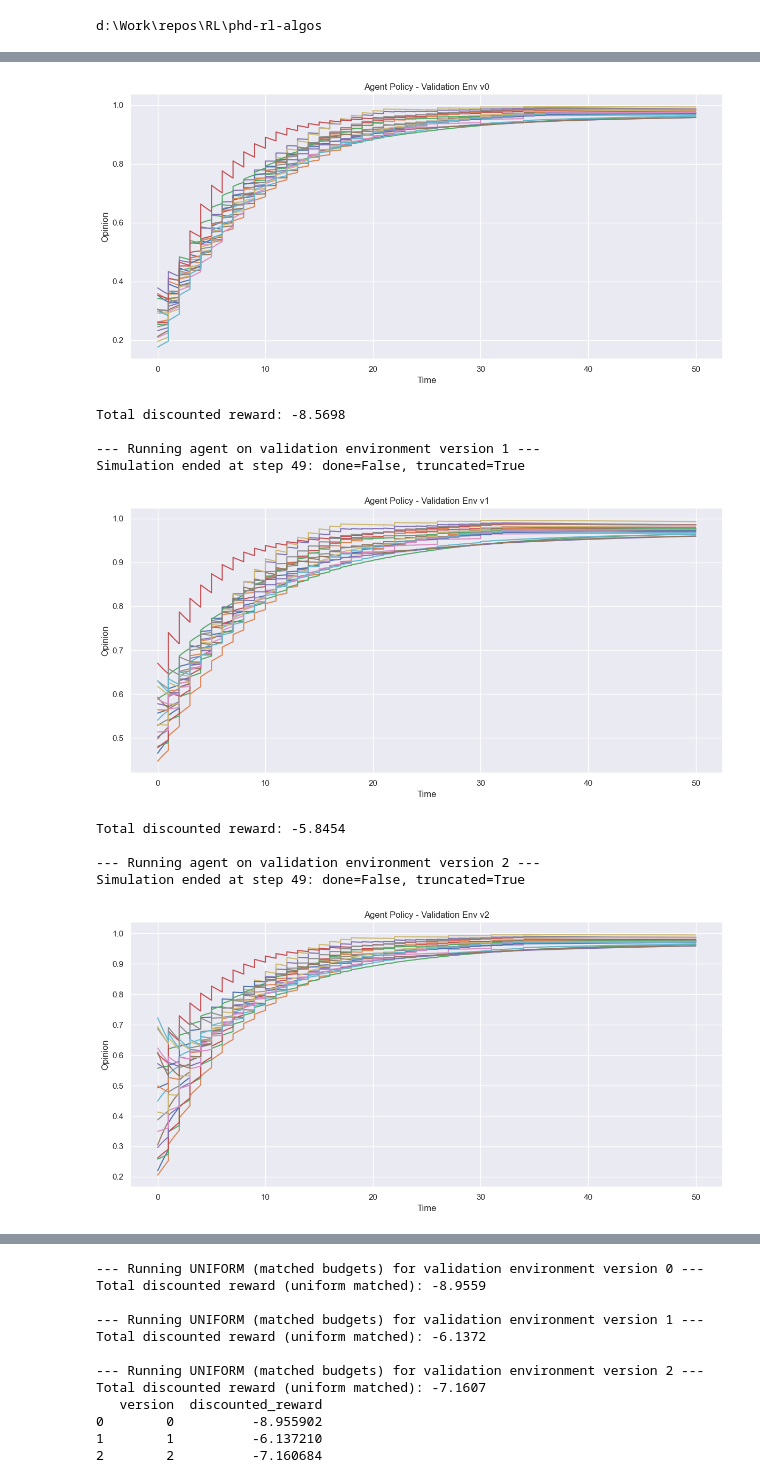
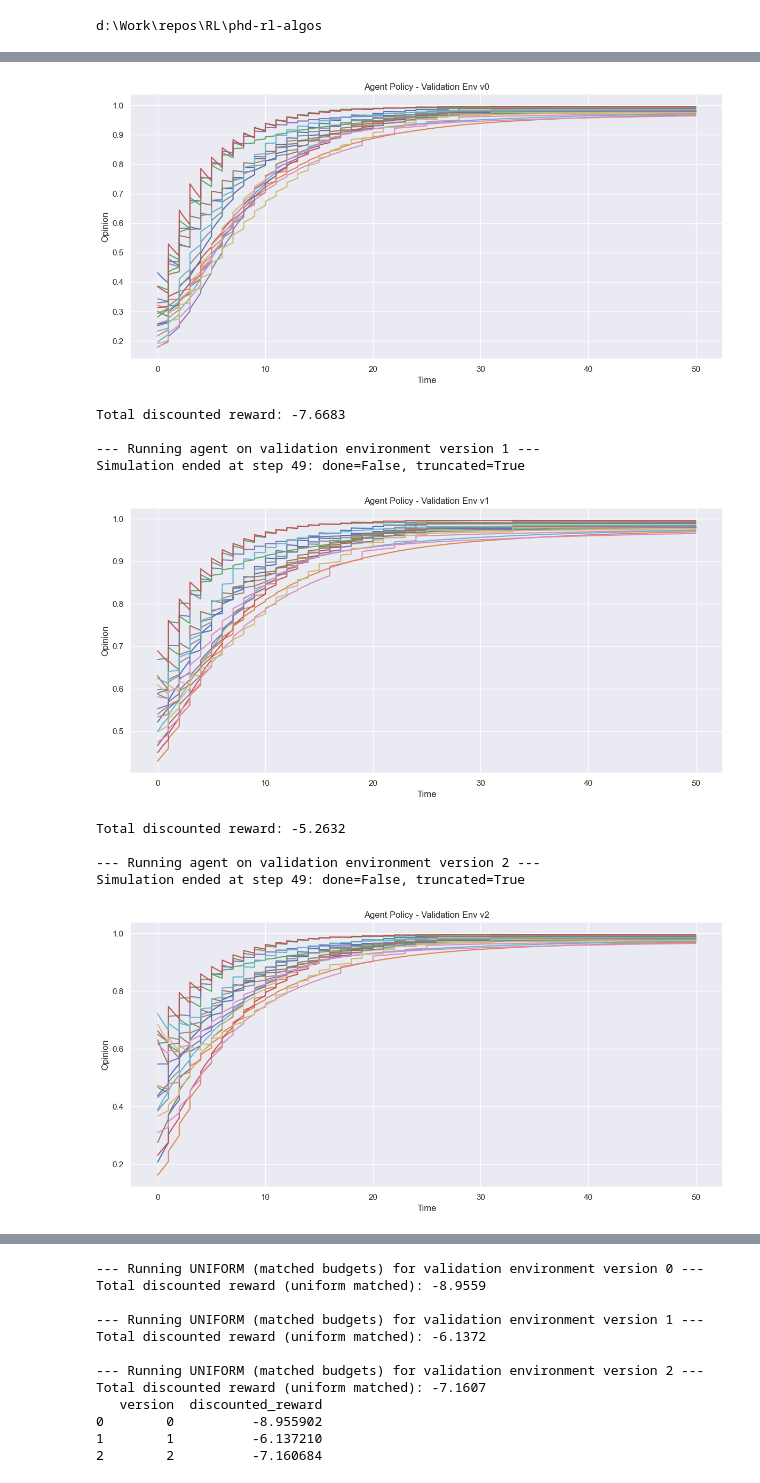
Before and after one commit to mariusdgm/phd-rl-algos, a Jupyter notebook: dqn/opinion_dynamics/experiments/baseline_dp_head_to_head.ipynb, the cells around one changed output, grey strips where cells are left out. Saved outputs shown, nothing was run; the diff lists cells and outputs as text; code cells hidden in the pictures.

```diff
--- a/dqn/opinion_dynamics/experiments/baseline_dp_head_to_head.ipynb
+++ b/dqn/opinion_dynamics/experiments/baseline_dp_head_to_head.ipynb
@@ -50,7 +50,7 @@ from dynamic_programming.opinion_dynamics.algos import compute_average_error, co
 from dynamic_programming.opinion_dynamics.algo_infinite_horizon import value_iteration, extract_policy, create_state_grid
 from dynamic_programming.opinion_dynamics.common.viz import plot_opinions_over_time, visualize_policy_from_env, plot_action_heatmap, interpolate_opinion_trajectory
 # %%
-exp_subdir = r"d:\Work\repos\RL\phd-rl-algos\dqn\opinion_dynamics\experiments\results\2025Sep08-142952_configs\0000_optim.args_.lr_1e-05__agent_params.args_.betas__0__1__2___agent_params.model_OpinionNetCommonAB__experiment_opinion_agent_dqn_fixed_steps\1"
+exp_subdir = r"d:\Work\repos\RL\phd-rl-algos\dqn\opinion_dynamics\experiments\results\2025Sep11-034202_configs\0000_optim.args_.lr_1e-05__agent_params.args_.betas__0__1__2___agent_params.model_OpinionNetCommonAB__experiment_opinion_agent_dqn_fixed_steps\2"
 
 agent = instantiate_agent(exp_subdir)
 
@@ -102,14 +102,14 @@ print(df_results_agent)
 
 --- Running agent on validation environment version 0 ---
 Simulation ended at step 49: done=False, truncated=True
-[figure, old version]
+[figure, new version]
-Total discounted reward: -8.5698
+Total discounted reward: -7.6683
 
 --- Running agent on validation environment version 1 ---
 Simulation ended at step 49: done=False, truncated=True
-[figure, old version]
+[figure, new version]
-Total discounted reward: -5.8454
+Total discounted reward: -5.2632
 
 --- Running agent on validation environment version 2 ---
 Simulation ended at step 49: done=False, truncated=True
-[figure, old version]
+[figure, new version]
```
Also changed, not shown: parts of 4 cells of this notebook, 6 other files.
